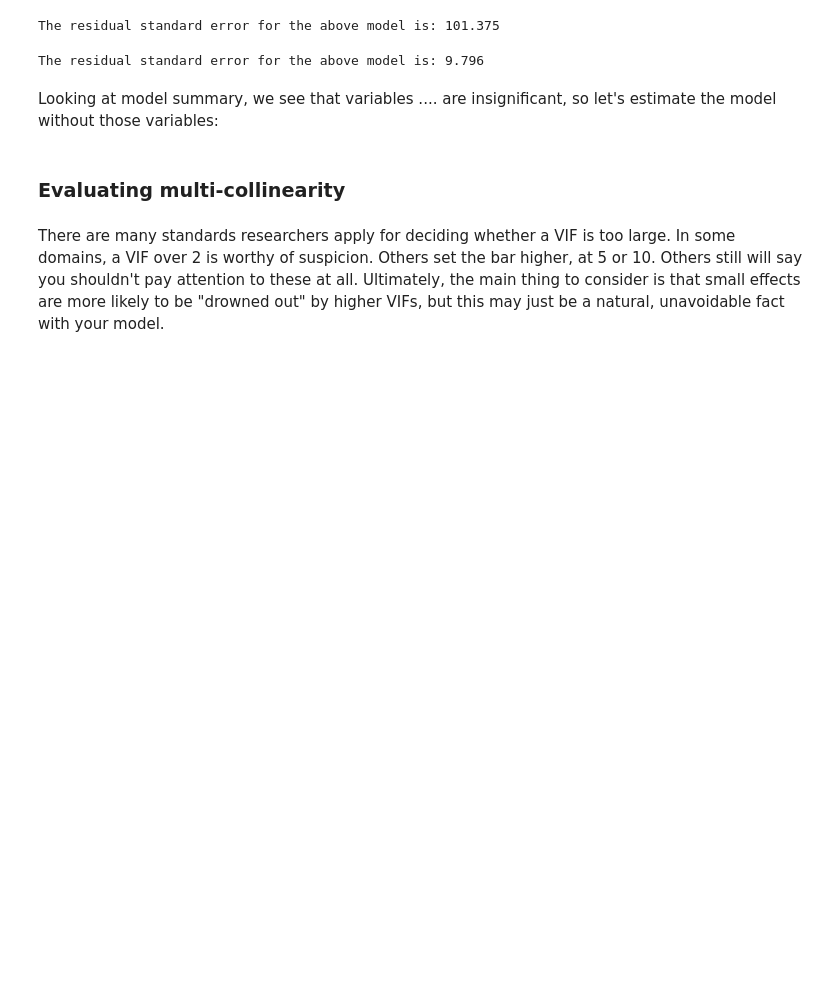
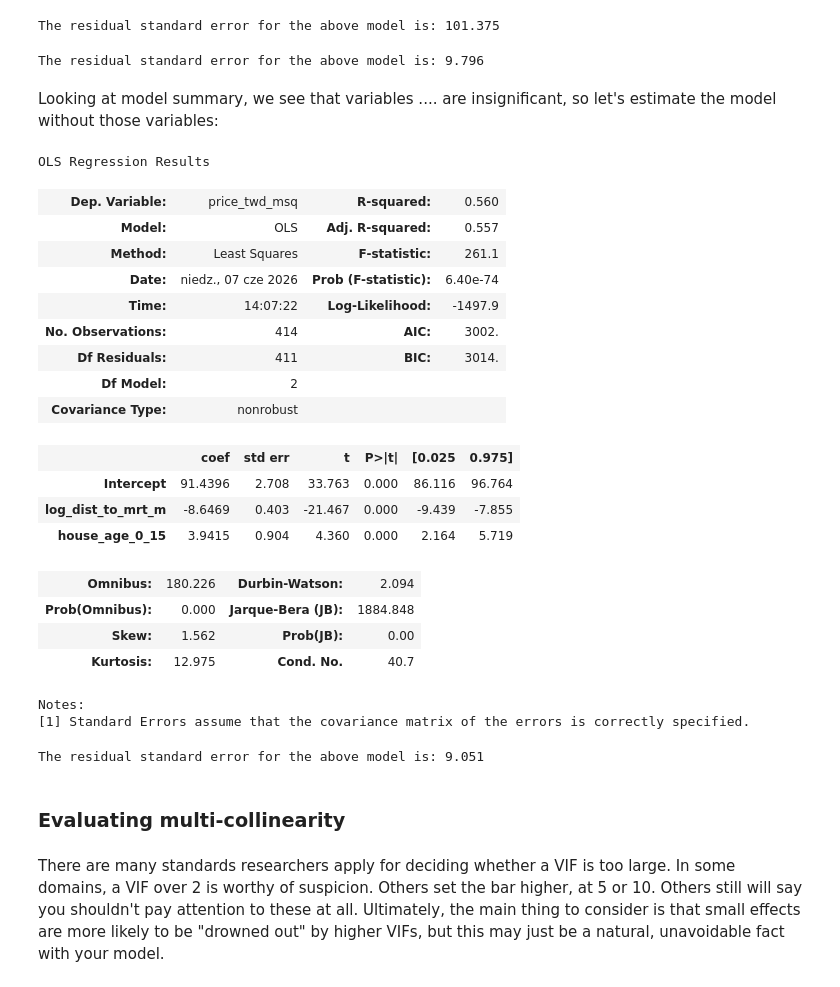
Before and after one commit to kingb6/Data_Preprocessing_Report, a Jupyter notebook: 11-multivariate.ipynb, the cells around one changed output. Cells and saved outputs as stored; diff of their text form; code cells hidden in the pictures; blank space fills up the shorter version.

```diff
--- a/11-multivariate.ipynb
+++ b/11-multivariate.ipynb
@@ -349,6 +392,36 @@ The residual standard error for the above model is: 9.796
 Looking at model summary, we see that variables .... are insignificant, so let's estimate the model without those variables:
 # %%
 # Estimate next model here
+model4 = smf.ols('price_twd_msq ~ log_dist_to_mrt_m + house_age_0_15', data = df_estate)
+result4 = model4.fit()
+result4.summary()
+# %% [output]
+OLS Regression Results
+| Dep. Variable: | price_twd_msq | R-squared: | 0.560 |
+| Model: | OLS | Adj. R-squared: | 0.557 |
+| Method: | Least Squares | F-statistic: | 261.1 |
+| Date: | niedz., 07 cze 2026 | Prob (F-statistic): | 6.40e-74 |
+| Time: | 14:07:22 | Log-Likelihood: | -1497.9 |
+| No. Observations: | 414 | AIC: | 3002. |
+| Df Residuals: | 411 | BIC: | 3014. |
+| Df Model: | 2 |  |  |
+| Covariance Type: | nonrobust |  |  |
+|  | coef | std err | t | P>|t| | [0.025 | 0.975] |
+| Intercept | 91.4396 | 2.708 | 33.763 | 0.000 | 86.116 | 96.764 |
+| log_dist_to_mrt_m | -8.6469 | 0.403 | -21.467 | 0.000 | -9.439 | -7.855 |
+| house_age_0_15 | 3.9415 | 0.904 | 4.360 | 0.000 | 2.164 | 5.719 |
+| Omnibus: | 180.226 | Durbin-Watson: | 2.094 |
+| Prob(Omnibus): | 0.000 | Jarque-Bera (JB): | 1884.848 |
+| Skew: | 1.562 | Prob(JB): | 0.00 |
+| Kurtosis: | 12.975 | Cond. No. | 40.7 |
+Notes:
+[1] Standard Errors assume that the covariance matrix of the errors is correctly specified.
+# %%
+mse_result4 = result4.mse_resid
+rse_result4 = np.sqrt(mse_result4)
+print('The residual standard error for the above model is:',np.round(rse_result4,3))
+# %% [output]
+The residual standard error for the above model is: 9.051
 # %% [markdown]
 ### Evaluating multi-collinearity
 # %% [markdown]
```
Also changed, not shown: parts of 15 cells of this notebook.
